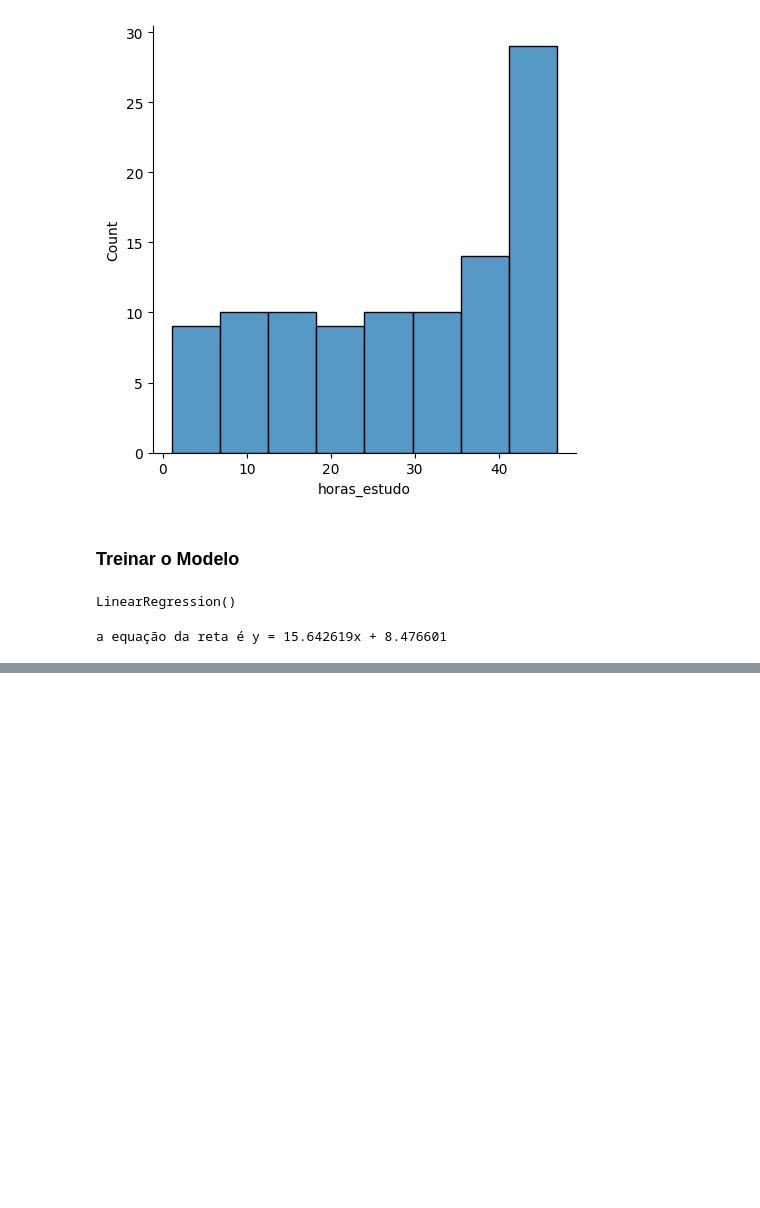
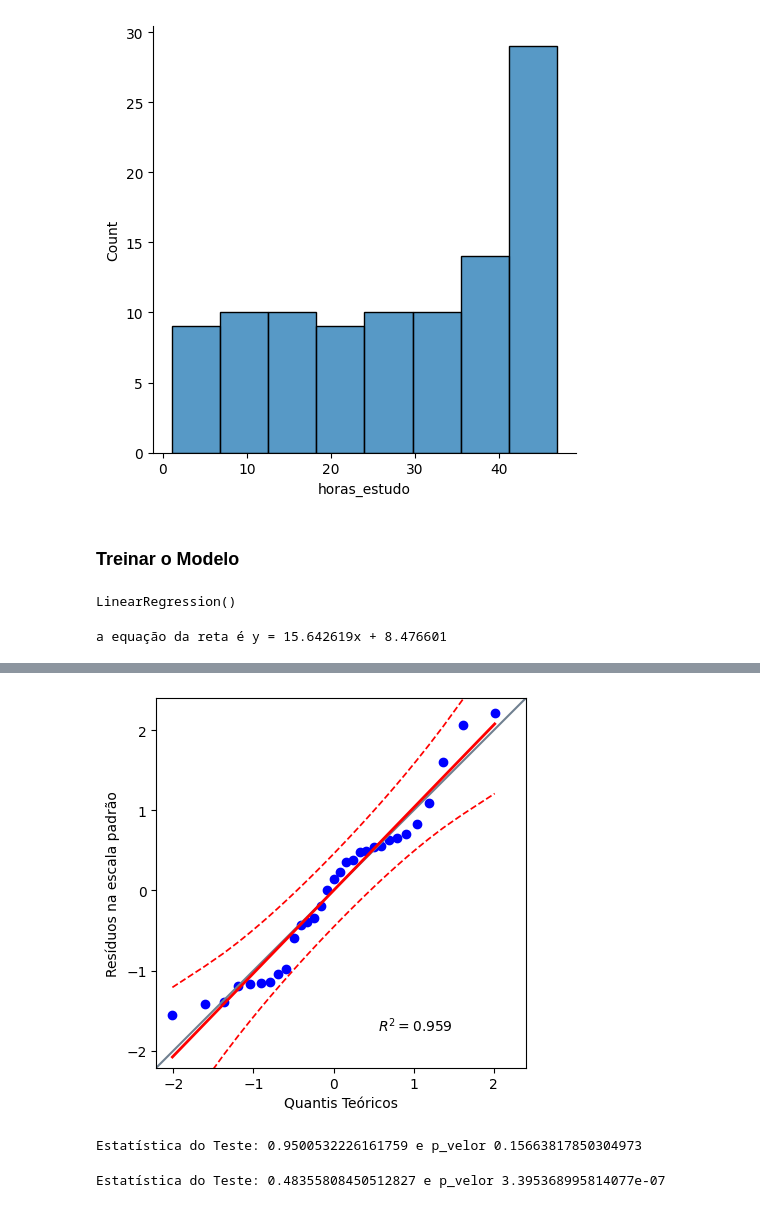
Before and after one commit to danilotavares-dev/Plataforma-de-Educacao-IA, a Jupyter notebook: modelo_pontuacao.ipynb, the cells around one changed output, grey strips where cells are left out. Drawn from its saved outputs; the diff is of its cells as text; code cells hidden in the pictures; blank space fills up the shorter version.

```diff
--- a/modelo_pontuacao.ipynb
+++ b/modelo_pontuacao.ipynb
@@ -133,0 +209,30 @@ a equação da reta é y = 15.642619x + 8.476601
+# %%
+# Chacar se os residuos seguem uma distribuição normal
+# QQ (Quantile - Quantile) Plot, Avaliar se uma amostra segue uma distribuição normal
+
+import pingouin as pg
+
+pg.qqplot(residuos_std, dist='norm', confidence=0.95)
+plt.xlabel('Quantis Teóricos')
+plt.ylabel('Resíduos na escala padrão')
+plt.show()
+# %% [output]
+[figure, added]
+# %%
+# Teste de Normalidade - Shapiro Wilk
+# H0 - Segue distribuição normal
+# H1 - Não segue distribuição normal
+# Se p-valor > 0,05 não rejetiamos H0, caso contrário rejeitamos
+stat_shapiro, p_velue_shapiro = shapiro(residuos.reshape(-1))
+print("Estatística do Teste: {} e p_velor {}".format(stat_shapiro, p_velue_shapiro))
+# %% [output]
+Estatística do Teste: 0.9500532226161759 e p_velor 0.15663817850304973
+# %%
+# Teste de Normalidade - Kolmogorov-Smirnov
+# H0 - Segue distribuição normal
+# H1 - Não segue distribuição normal
+# Se p-valor > 0,05 não rejetiamos H0, caso contrário rejeitamos
+stat_ks, p_velue_ks = kstest(residuos.reshape(-1), 'norm')
+print("Estatística do Teste: {} e p_velor {}".format(stat_ks, p_velue_ks))
+# %% [output]
+Estatística do Teste: 0.48355808450512827 e p_velor 3.395368995814077e-07
```
Also changed, not shown: parts of 11 cells of this notebook, 2 other files.
